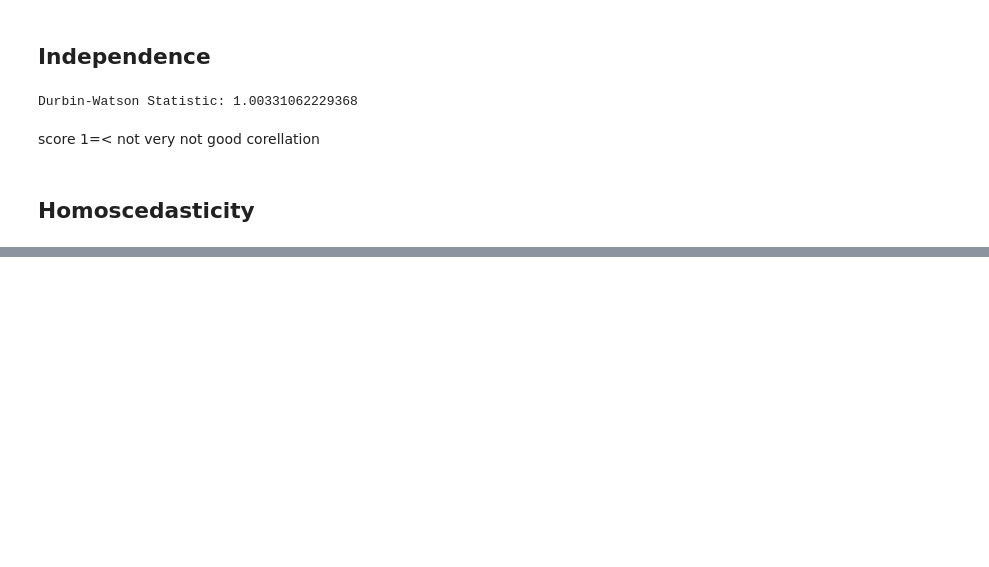
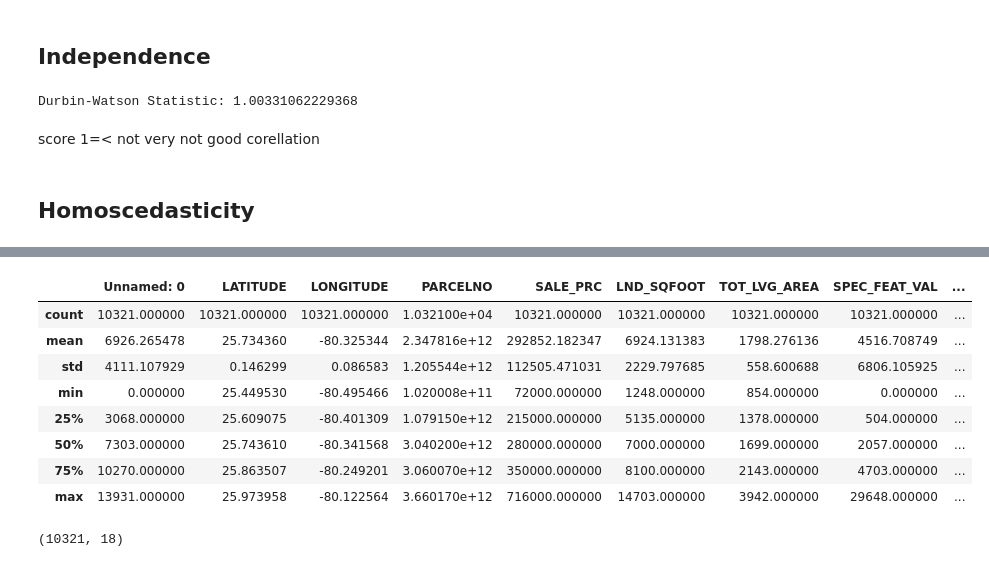
Before and after one commit to rishv1912/Miami-House-Price-Prediction, a Jupyter notebook: miami-housing-price-prediction.ipynb, the cells around one changed output, grey strips where cells are left out. Drawn from its saved outputs; the diff is of its cells as text; code cells hidden in the pictures; blank space fills up the shorter version.

```diff
--- a/miami-housing-price-prediction.ipynb
+++ b/miami-housing-price-prediction.ipynb
@@ -304,3 +306,5 @@ score 1=< not very not good corellation
 ## Homoscedasticity
 # %%
 new_df_without_outlier.to_csv('data/filtered_data.csv')
+# %%
+new_df = pd.read_csv('data/filtered_data.csv')
@@ -306,0 +340,16 @@ new_df_without_outlier.to_csv('data/filtered_data.csv')
+# %%
+new_df.describe()
+# %% [output]
+|  | Unnamed: 0 | LATITUDE | LONGITUDE | PARCELNO | SALE_PRC | LND_SQFOOT | TOT_LVG_AREA | SPEC_FEAT_VAL | ... |
+| count | 10321.000000 | 10321.000000 | 10321.000000 | 1.032100e+04 | 10321.000000 | 10321.000000 | 10321.000000 | 10321.000000 | ... |
+| mean | 6926.265478 | 25.734360 | -80.325344 | 2.347816e+12 | 292852.182347 | 6924.131383 | 1798.276136 | 4516.708749 | ... |
+| std | 4111.107929 | 0.146299 | 0.086583 | 1.205544e+12 | 112505.471031 | 2229.797685 | 558.600688 | 6806.105925 | ... |
+| min | 0.000000 | 25.449530 | -80.495466 | 1.020008e+11 | 72000.000000 | 1248.000000 | 854.000000 | 0.000000 | ... |
+| 25% | 3068.000000 | 25.609075 | -80.401309 | 1.079150e+12 | 215000.000000 | 5135.000000 | 1378.000000 | 504.000000 | ... |
+| 50% | 7303.000000 | 25.743610 | -80.341568 | 3.040200e+12 | 280000.000000 | 7000.000000 | 1699.000000 | 2057.000000 | ... |
+| 75% | 10270.000000 | 25.863507 | -80.249201 | 3.060070e+12 | 350000.000000 | 8100.000000 | 2143.000000 | 4703.000000 | ... |
+| max | 13931.000000 | 25.973958 | -80.122564 | 3.660170e+12 | 716000.000000 | 14703.000000 | 3942.000000 | 29648.000000 | ... |
+# %%
+new_df.shape
+# %% [output]
+(10321, 18)
```
Also changed, not shown: parts of 11 cells of this notebook, 1 other file.
